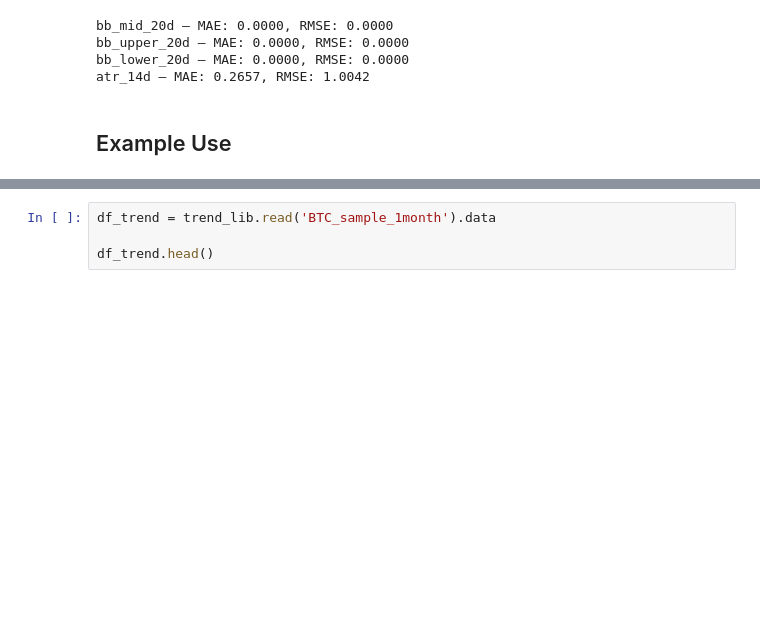
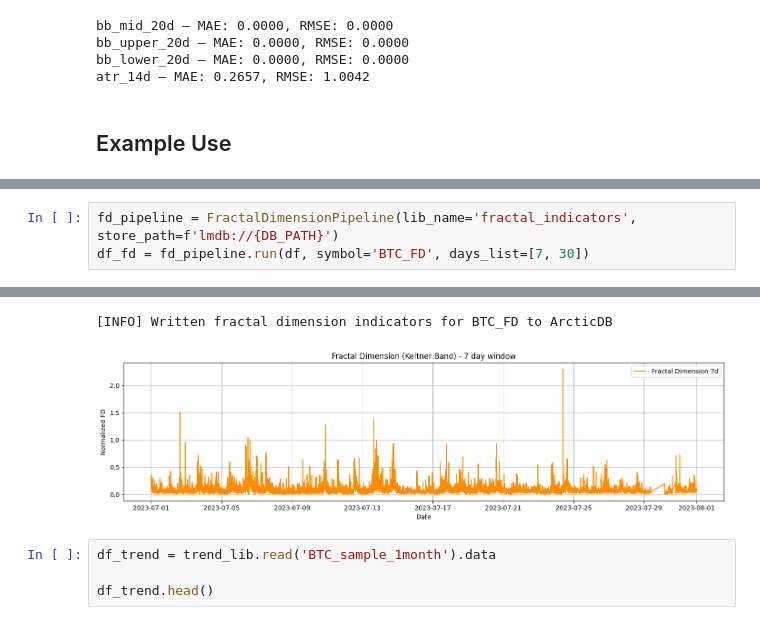
Before and after one commit to VegarGG/Crypto_Research, a Jupyter notebook: features/trend_indicator.ipynb, the cells around one changed output, grey strips where cells are left out. Saved outputs shown, nothing was run; the diff lists cells and outputs as text; blank space fills up the shorter version.

Commit message:
Add SP500 Correlation Indicator and Fractal Dimension Indicator to Pipeline. Testing Result

```diff
--- a/features/trend_indicator.ipynb
+++ b/features/trend_indicator.ipynb
@@ -716,3 +828,7 @@ df_with_indicators = pipeline.run(df, symbol='BTC_sample_1month')
 [INFO] Written trend indicators for BTC_sample_1month to ArcticDB
 [figure]
 [figure]
+# %%
+fd_pipeline = FractalDimensionPipeline(lib_name='fractal_indicators', store_path=f'lmdb://{DB_PATH}')
+df_fd = fd_pipeline.run(df, symbol='BTC_FD', days_list=[7, 30])
+# %% [output]
@@ -719,3 +836,5 @@ df_with_indicators = pipeline.run(df, symbol='BTC_sample_1month')
+[INFO] Written fractal dimension indicators for BTC_FD to ArcticDB
+[figure, added]
 # %%
 df_trend = trend_lib.read('BTC_sample_1month').data
 
```
Also changed, not shown: parts of 7 cells of this notebook.
